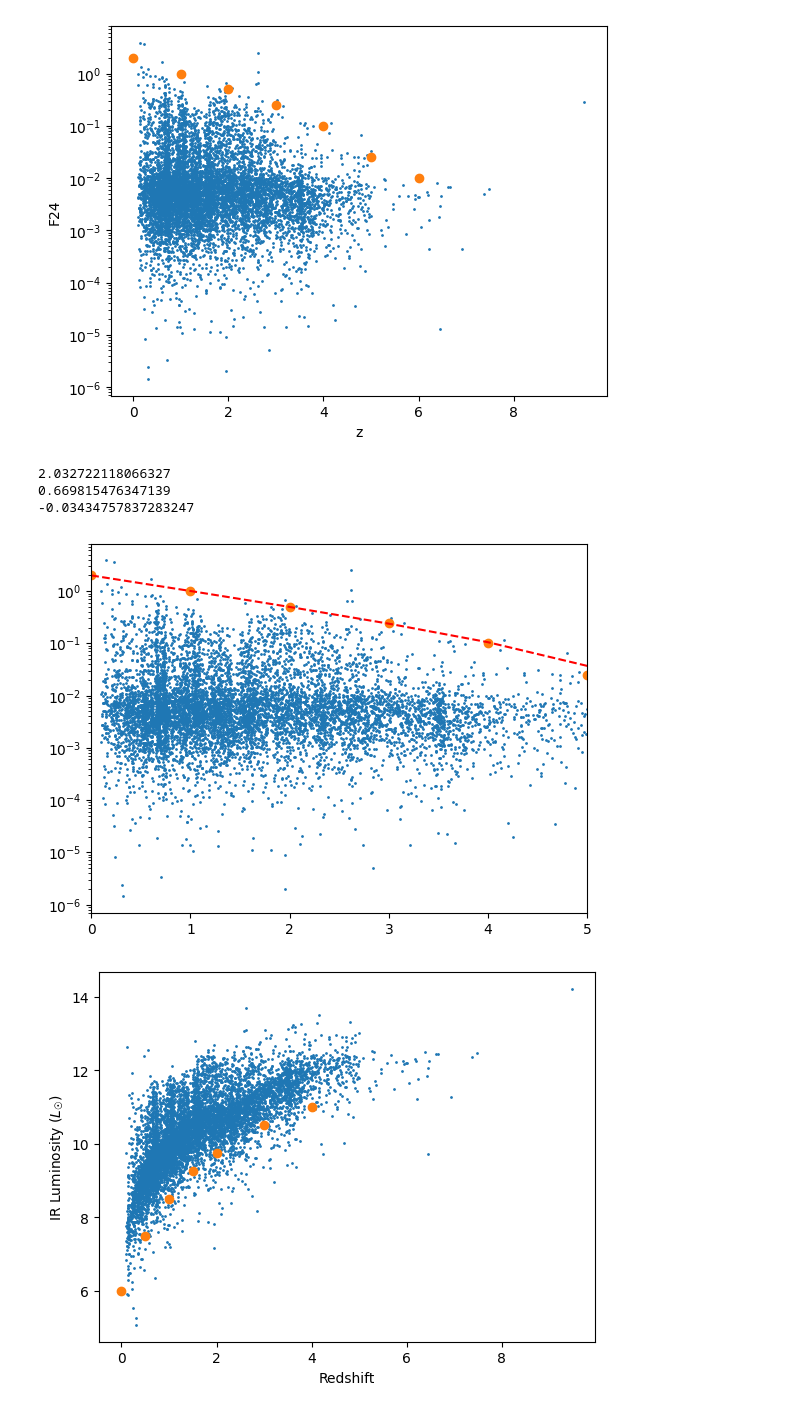
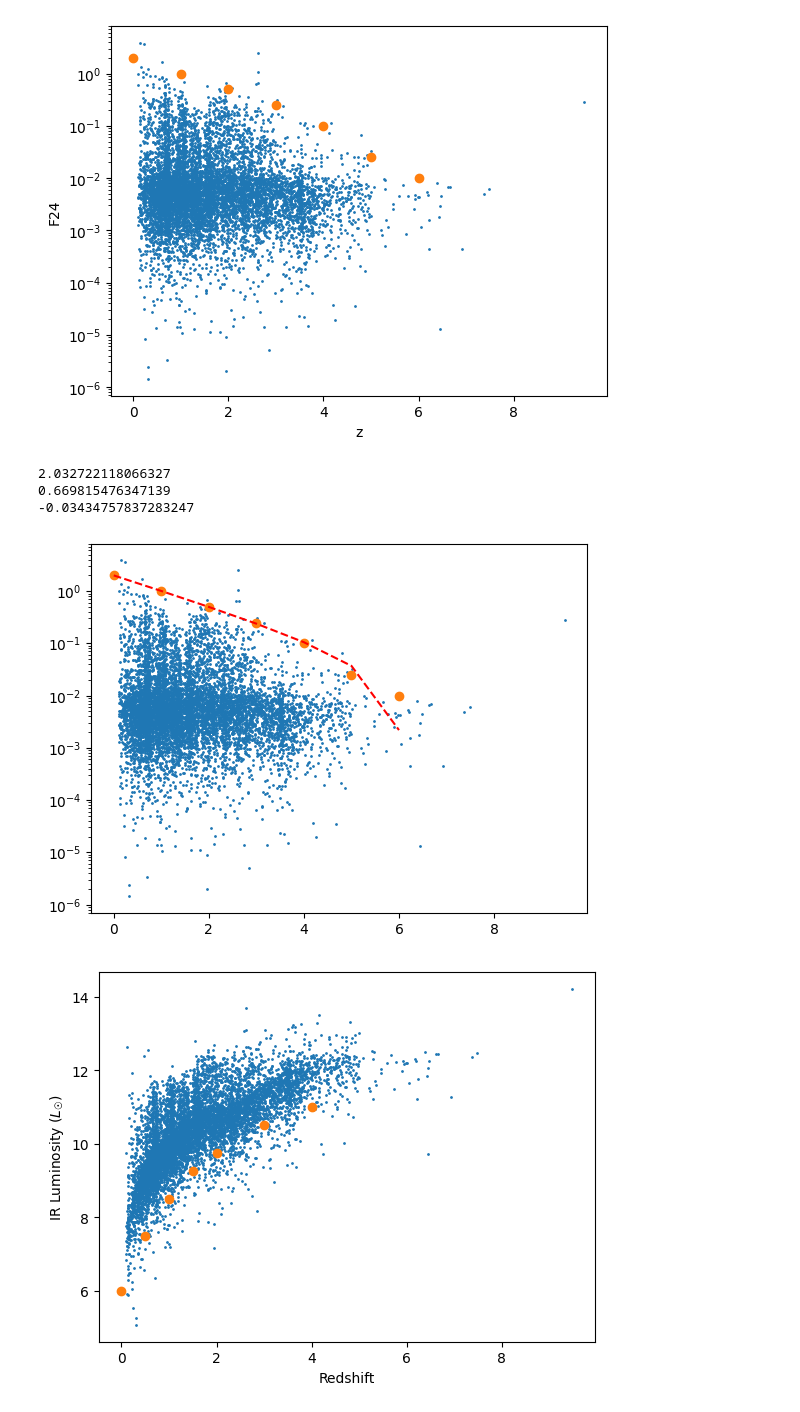
Before and after one commit to daniel-lyon/MPhil-Code, a Jupyter notebook: LUMFUNCS/test.ipynb, the cells around one changed output. Cells and saved outputs as stored; diff of their text form; code cells hidden in the pictures.

```diff
--- a/LUMFUNCS/test.ipynb
+++ b/LUMFUNCS/test.ipynb
@@ -25,27 +25,27 @@ plt.yscale('log')
 # %%
 from scipy.optimize import curve_fit
 
 def func(x, a, b, c):
     return a * np.exp(-b * x) + c
 
 params, covars = curve_fit(func, x, y)
 
 for p in params:
     print(p)
 
 plt.scatter(z, flux, s=1, label='Data')
 plt.scatter(x, y, label='Model')
 plt.plot(x, func(x, *params), label='Fit', linestyle='--', color='red')
 plt.yscale('log')
-plt.xlim(0,5)
+# plt.xlim(0,5)
 
 # y = 2.032 * np.exp(-0.669 * x) -0.034
 x = np.log((y + 0.034) / 2.032) / -0.669
 # %% [output]
 2.032722118066327
 0.669815476347139
 -0.03434757837283247
-[figure, old version]
+[figure, new version]
 # %%
 lir = np.log10(df['LIR'])
 z = df['zpk']
```
Also changed, not shown: parts of 2 cells of this notebook, 14 other files.
